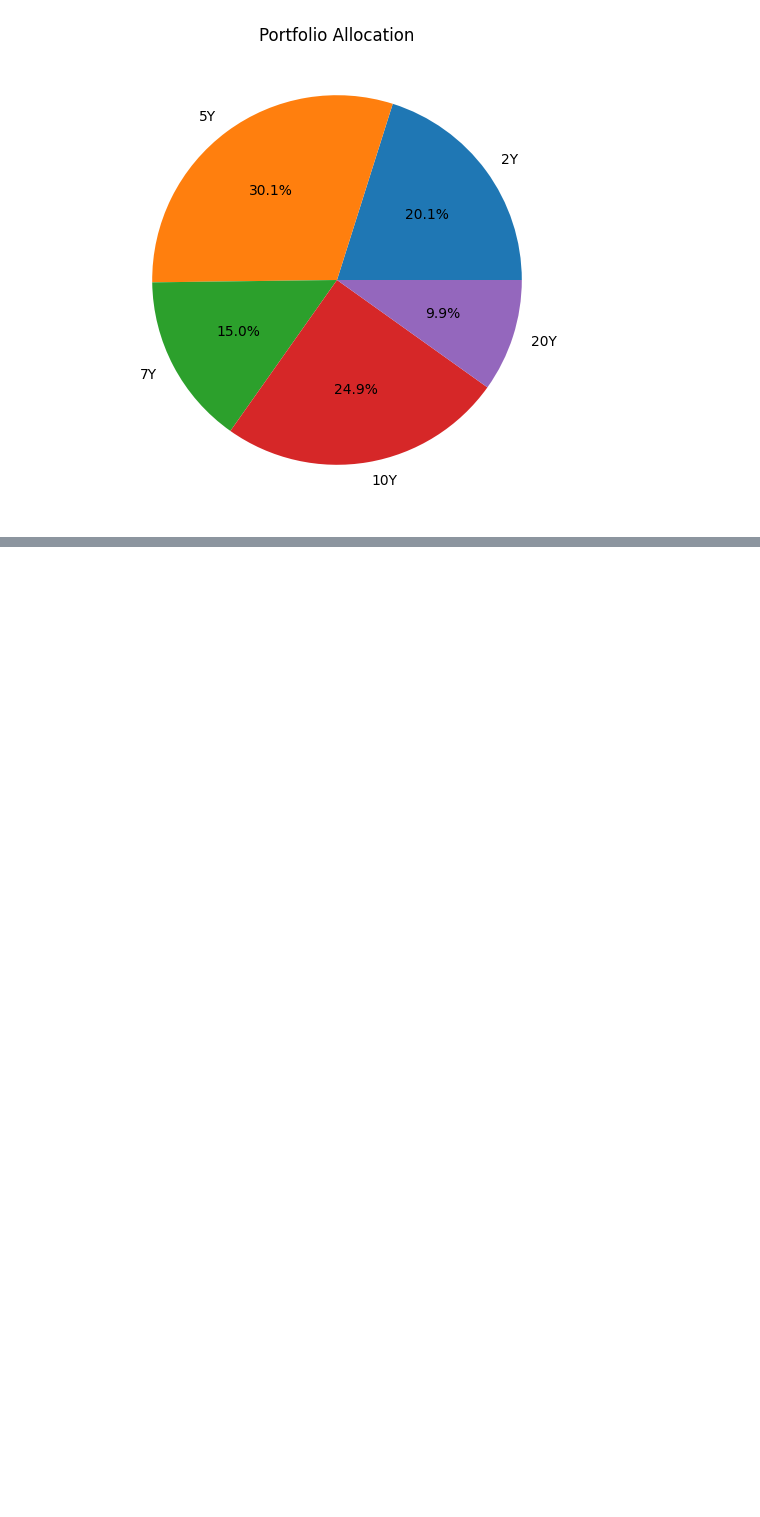
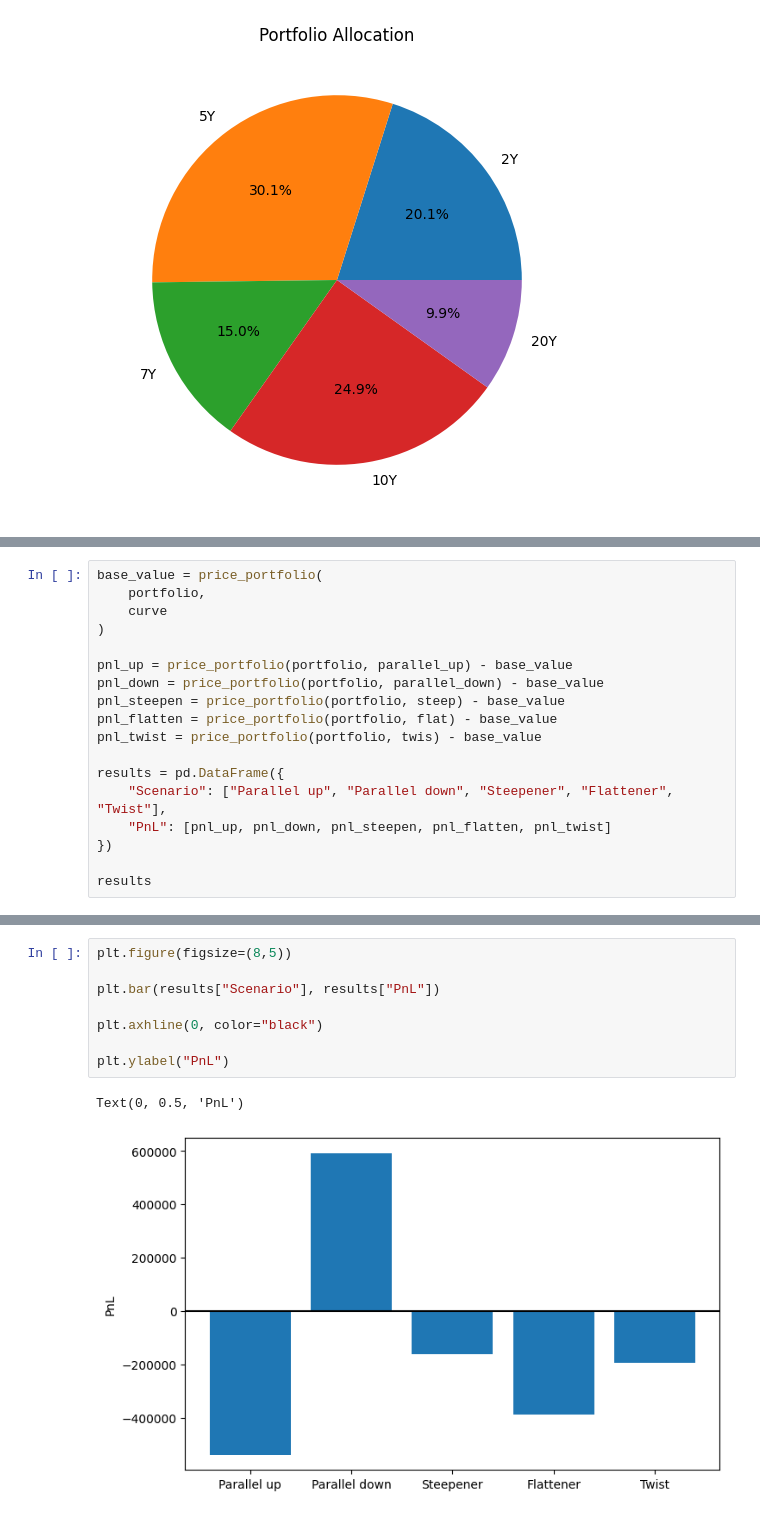
Before and after one commit to gy623/Interest-Rate-Curve-Bootstrapping-and-Stress-Testing, a Jupyter notebook: notebooks/05_portfolio_analysis.ipynb, the cells around one changed output, grey strips where cells are left out. Cells and saved outputs as stored; diff of their text form; blank space fills up the shorter version.

Commit message:
05 results / parameters need checking

```diff
--- a/notebooks/05_portfolio_analysis.ipynb
+++ b/notebooks/05_portfolio_analysis.ipynb
@@ -265,0 +223,18 @@ pct = pnl / base_value * 100
+# %%
+base_value = price_portfolio(
+    portfolio,
+    curve
+)
+
+pnl_up = price_portfolio(portfolio, parallel_up) - base_value
+pnl_down = price_portfolio(portfolio, parallel_down) - base_value
+pnl_steepen = price_portfolio(portfolio, steep) - base_value
+pnl_flatten = price_portfolio(portfolio, flat) - base_value
+pnl_twist = price_portfolio(portfolio, twis) - base_value
+
+results = pd.DataFrame({
+    "Scenario": ["Parallel up", "Parallel down", "Steepener", "Flattener", "Twist"],
+    "PnL": [pnl_up, pnl_down, pnl_steepen, pnl_flatten, pnl_twist]
+})
+
+results
@@ -265,0 +268,11 @@ pct = pnl / base_value * 100
+# %%
+plt.figure(figsize=(8,5))
+
+plt.bar(results["Scenario"], results["PnL"])
+
+plt.axhline(0, color="black")
+
+plt.ylabel("PnL")
+# %% [output]
+Text(0, 0.5, 'PnL')
+[figure, added]
```
Also changed, not shown: parts of 8 cells of this notebook.
